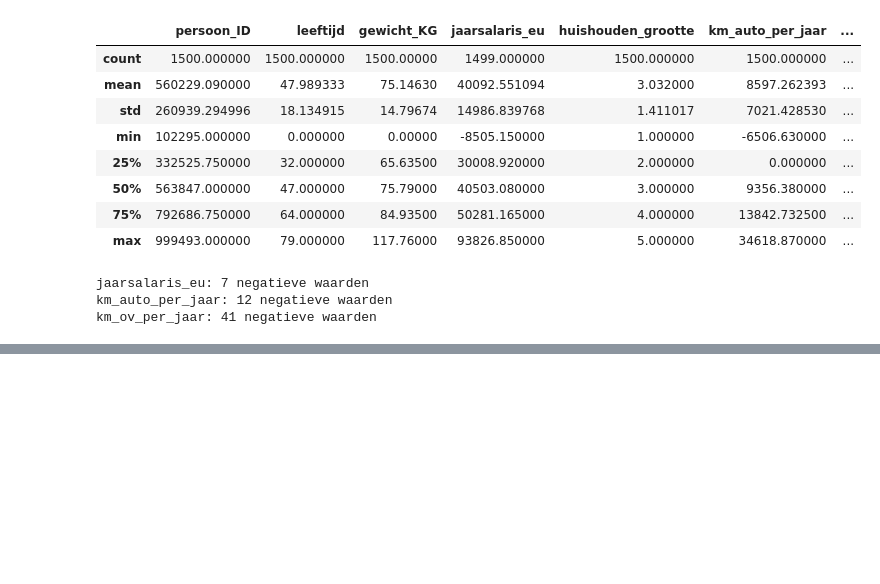
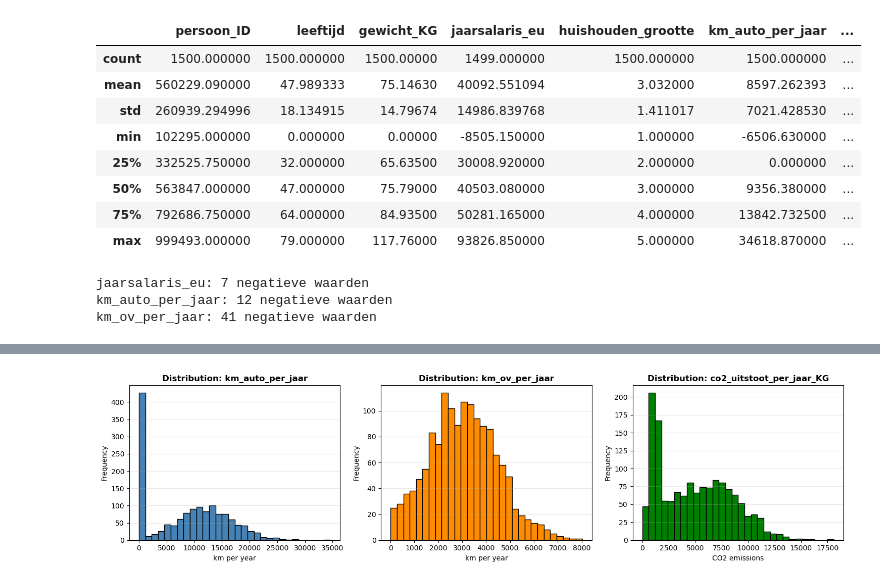
Before and after one commit to rabpie/portfolio_wis, a Jupyter notebook: Untitled-1.ipynb, the cells around one changed output, grey strips where cells are left out. Cells and saved outputs as stored; diff of their text form; code cells hidden in the pictures; blank space fills up the shorter version.

```diff
--- a/Untitled-1.ipynb
+++ b/Untitled-1.ipynb
@@ -40,9 +38,8 @@ km_auto_per_jaar: 12 negatieve waarden
 km_ov_per_jaar: 41 negatieve waarden
 # %%
 new_df = df[
-    (df['jaarsalaris_eu'] >= 0) &
     (df['km_auto_per_jaar'] >= 0) &
     (df['km_ov_per_jaar'] >= 0)
 ]
-new_df.shape
+new_df.describe()
 # %% [output]
@@ -49,0 +62,71 @@ NameError: name 'df' is not defined
+# %%
+import matplotlib.pyplot as plt
+import seaborn as sns
+
+# Use the cleaned dataset without negative values
+analysis_df = new_df.copy()
+
+# Create figure with subplots for 3 distributions
+fig, axes = plt.subplots(1, 3, figsize=(15, 4))
+
+# Independent variable 1: km_auto_per_jaar (kilometers by car per year)
+axes[0].hist(analysis_df['km_auto_per_jaar'], bins=30, color='steelblue', edgecolor='black')
+axes[0].set_title('Distribution: km_auto_per_jaar', fontsize=12, fontweight='bold')
+axes[0].set_xlabel('km per year')
+axes[0].set_ylabel('Frequency')
+axes[0].grid(axis='y', alpha=0.3)
+
+# Independent variable 2: km_ov_per_jaar (kilometers by public transport per year)
+axes[1].hist(analysis_df['km_ov_per_jaar'], bins=30, color='darkorange', edgecolor='black')
+axes[1].set_title('Distribution: km_ov_per_jaar', fontsize=12, fontweight='bold')
+axes[1].set_xlabel('km per year')
+axes[1].set_ylabel('Frequency')
+axes[1].grid(axis='y', alpha=0.3)
+
+# Dependent variable: Find CO2 column (usually co2_per_jaar or similar)
+co2_cols = [col for col in analysis_df.columns if 'co2' in col.lower()]
+if co2_cols:
+    co2_col = co2_cols[0]
+    axes[2].hist(analysis_df[co2_col], bins=30, color='green', edgecolor='black')
+    axes[2].set_title(f'Distribution: {co2_col}', fontsize=12, fontweight='bold')
+    axes[2].set_xlabel('CO2 emissions')
+    axes[2].set_ylabel('Frequency')
+    axes[2].grid(axis='y', alpha=0.3)
+
+plt.tight_layout()
+plt.show()
+
+print(f"\nStatistics:")
+print(f"km_auto_per_jaar - Mean: {analysis_df['km_auto_per_jaar'].mean():.2f}, Std: {analysis_df['km_auto_per_jaar'].std():.2f}")
+print(f"km_ov_per_jaar - Mean: {analysis_df['km_ov_per_jaar'].mean():.2f}, Std: {analysis_df['km_ov_per_jaar'].std():.2f}")
+if co2_cols:
+    print(f"{co2_col} - Mean: {analysis_df[co2_col].mean():.2f}, Std: {analysis_df[co2_col].std():.2f}")
+
+try:
+    from scipy import stats
+except ImportError:
+    print('\nscipy is not installed; normaalheidstoetsen kunnen niet worden uitgevoerd.')
+else:
+    samples = {
+        'km_auto_per_jaar': analysis_df['km_auto_per_jaar'].dropna(),
+        'km_ov_per_jaar': analysis_df['km_ov_per_jaar'].dropna()
+    }
+    if co2_cols:
+        samples[co2_col] = analysis_df[co2_col].dropna()
+
+    print('\nD\'Agostino\'s K^2 normality test:')
+    for name, sample in samples.items():
+        stat, p = stats.normaltest(sample)
+        conclusion = 'niet normaal verdeeld' if p < 0.05 else 'mogelijk normaal verdeeld'
+        print(f'{name}: stat={stat:.3f}, p={p:.3f} -> {conclusion}')
+
+    if all(len(sample) <= 5000 for sample in samples.values()):
+        print('\nShapiro-Wilk test:')
+        for name, sample in samples.items():
+            stat, p = stats.shapiro(sample)
+            conclusion = 'niet normaal verdeeld' if p < 0.05 else 'mogelijk normaal verdeeld'
+            print(f'{name}: stat={stat:.3f}, p={p:.3f} -> {conclusion}')
+    else:
+        print('\nShapiro-Wilk test wordt overgeslagen voor datasets met meer dan 5000 observaties.')
+# %% [output]
+[figure, added]
```
Also changed, not shown: parts of 4 cells of this notebook.
